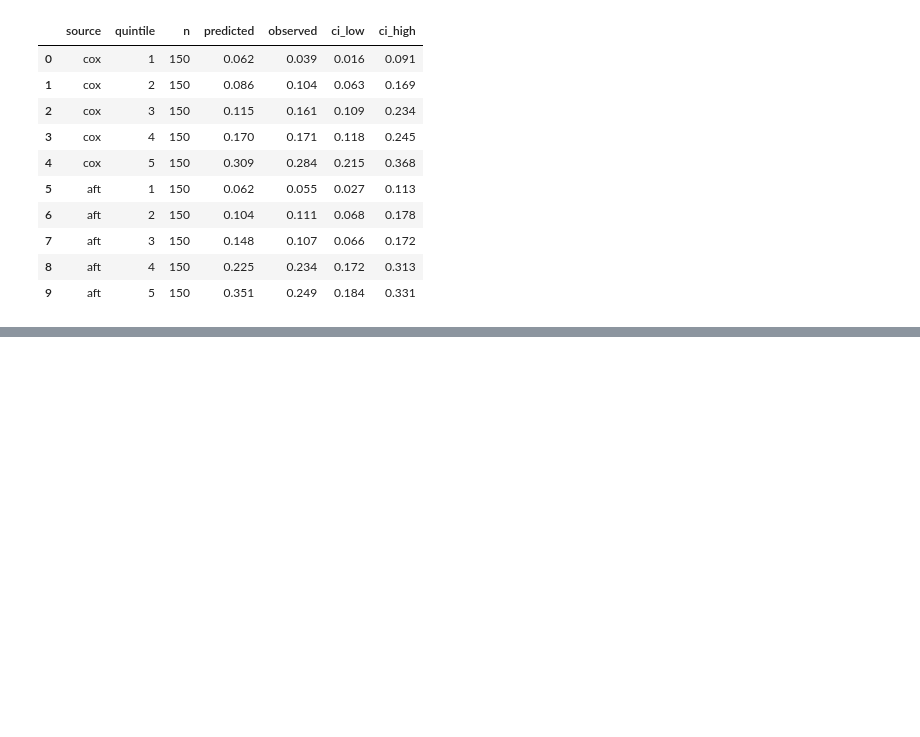
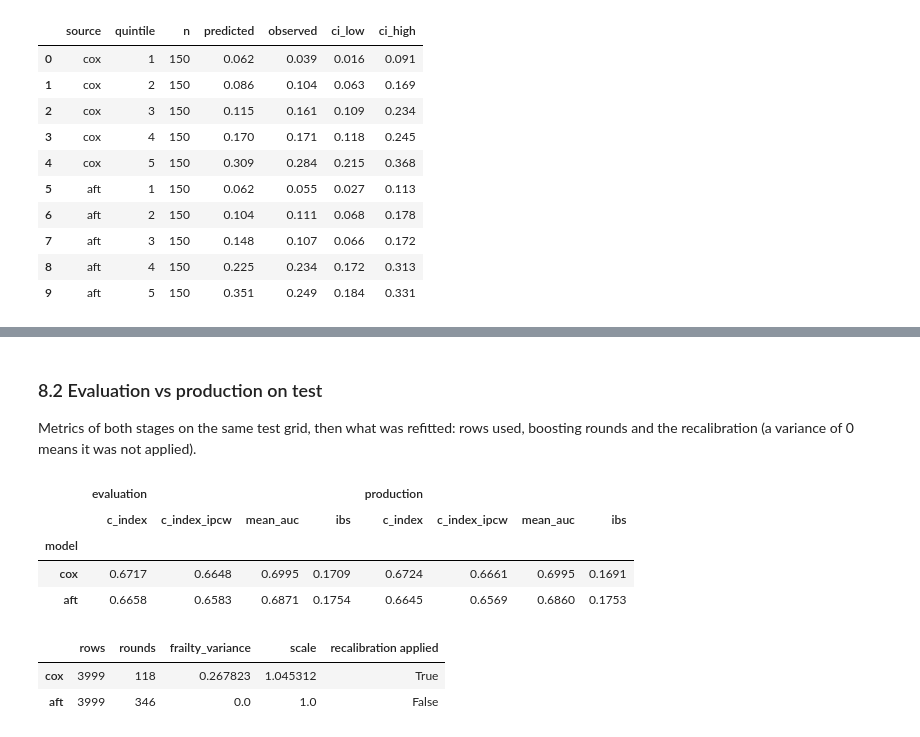
Before and after one commit to timofeytkachenko/drone_survival_analysis, a Jupyter notebook: drone_survival.ipynb, the cells around one changed output, grey strips where cells are left out. Saved outputs shown, nothing was run; the diff lists cells and outputs as text; code cells hidden in the pictures; blank space fills up the shorter version.

```diff
--- a/drone_survival.ipynb
+++ b/drone_survival.ipynb
@@ -727,0 +769,32 @@ Training drones still at risk at [1174.0, 1761.0, 2348.0] h: [124, 20, 4]
+# %% [markdown]
+### 8.2 Evaluation vs production on test
+
+Metrics of both stages on the same test grid, then what was refitted: rows used, boosting rounds and the recalibration (a variance of 0 means it was not applied).
+# %%
+pd.concat(
+    {"evaluation": metrics.xs("test", level="split"), "production": production.metrics},
+    axis=1,
+).round(4)
+# %% [output]
+|  | evaluation |  |  |  | production |  |  |  |
+|  | c_index | c_index_ipcw | mean_auc | ibs | c_index | c_index_ipcw | mean_auc | ibs |
+| model |  |  |  |  |  |  |  |  |
+| cox | 0.6717 | 0.6648 | 0.6995 | 0.1709 | 0.6724 | 0.6661 | 0.6995 | 0.1691 |
+| aft | 0.6658 | 0.6583 | 0.6871 | 0.1754 | 0.6645 | 0.6569 | 0.6860 | 0.1753 |
+# %%
+pd.DataFrame(
+    {
+        name: {
+            "rows": production.n_train,
+            "rounds": production.rounds[name],
+            "frailty_variance": (model.calibration or {}).get("frailty_variance", 0.0),
+            "scale": (model.calibration or {}).get("scale", 1.0),
+            "recalibration applied": model.calibration is not None,
+        }
+        for name, model in production.models.items()
+    }
+).T
+# %% [output]
+|  | rows | rounds | frailty_variance | scale | recalibration applied |
+| cox | 3999 | 118 | 0.267823 | 1.045312 | True |
+| aft | 3999 | 346 | 0.0 | 1.0 | False |
```
Also changed, not shown: parts of 20 cells of this notebook, 34 other files.
